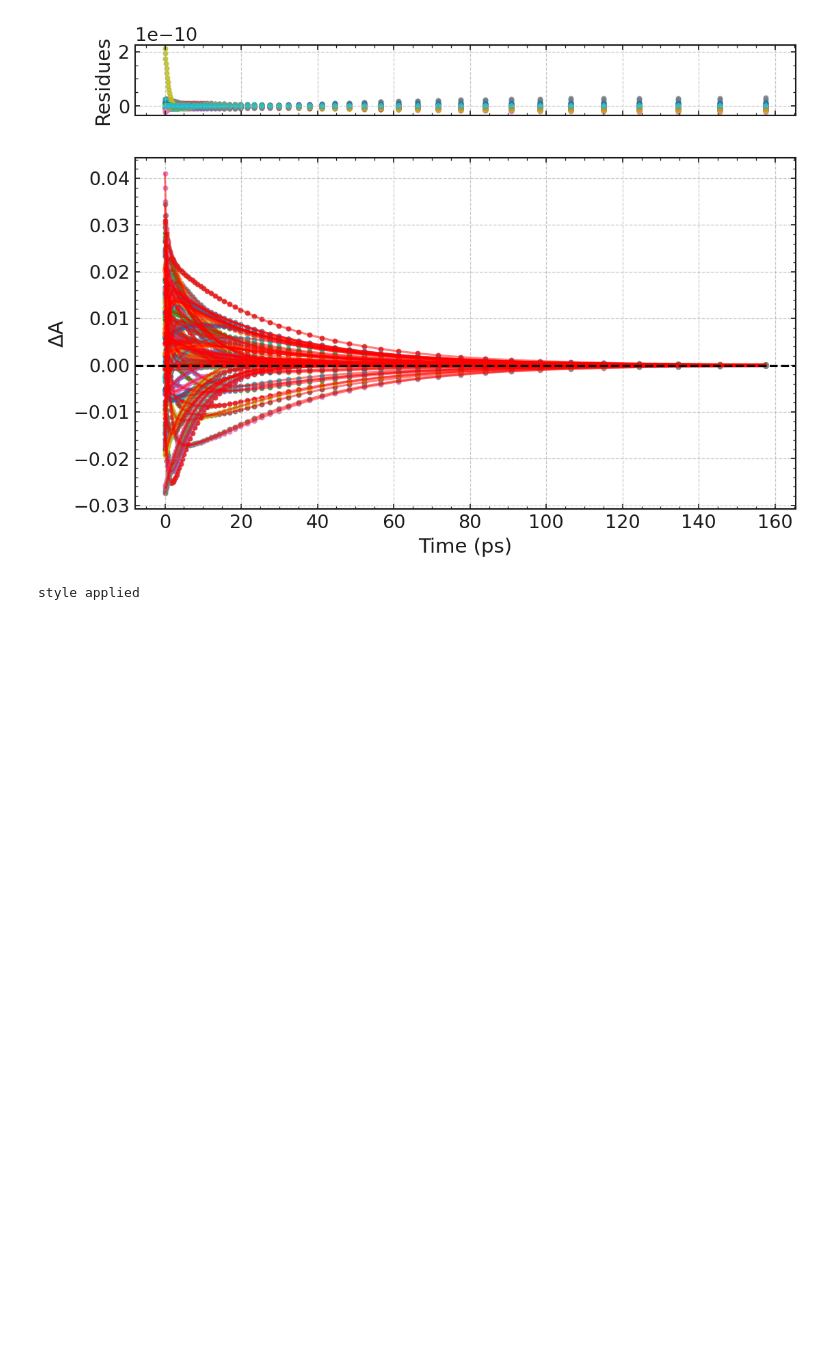
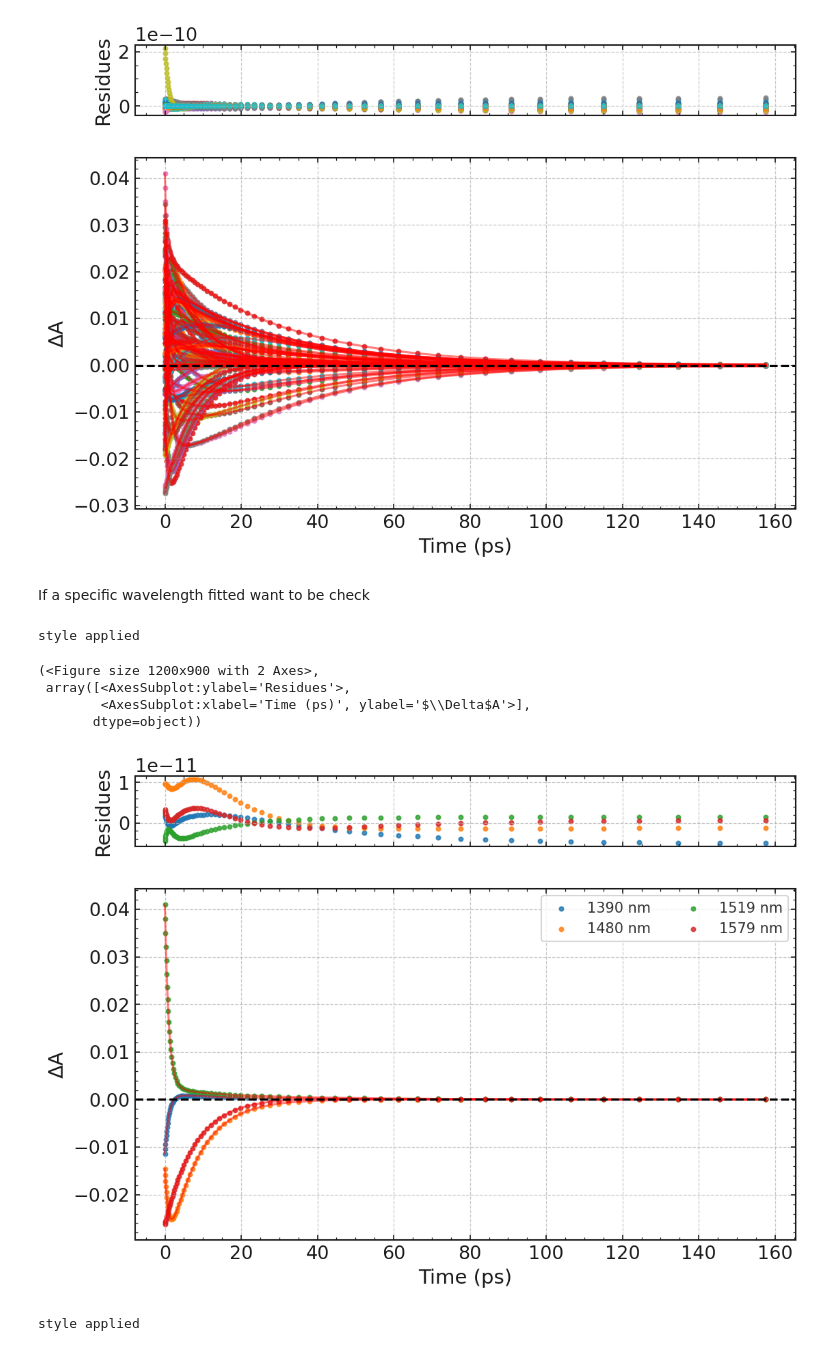
Before and after one commit to lucasmuriarte/ultrapyfit, a Jupyter notebook: Untitled.ipynb, the cells around one changed output. Saved outputs shown, nothing was run; the diff lists cells and outputs as text; code cells hidden in the pictures; blank space fills up the shorter version.

```diff
--- a/Untitled.ipynb
+++ b/Untitled.ipynb
@@ -335,6 +335,17 @@ style applied
         <AxesSubplot:xlabel='Time (ps)', ylabel='$\\Delta$A'>],
        dtype=object))
 [figure]
+# %% [markdown]
+If a specific wavelength fitted want to be check
+# %%
+experiment.fitting.plot_global_fit(selection=[1390, 1480, 1520, 1580])
+# %% [output]
+style applied
+(<Figure size 1200x900 with 2 Axes>,
+ array([<AxesSubplot:ylabel='Residues'>,
+        <AxesSubplot:xlabel='Time (ps)', ylabel='$\\Delta$A'>],
+       dtype=object))
+[figure, added]
 # %%
 experiment.fitting.plot_DAS()
 # %% [output]
```
Also changed, not shown: parts of 2 cells of this notebook, 1 other file.
